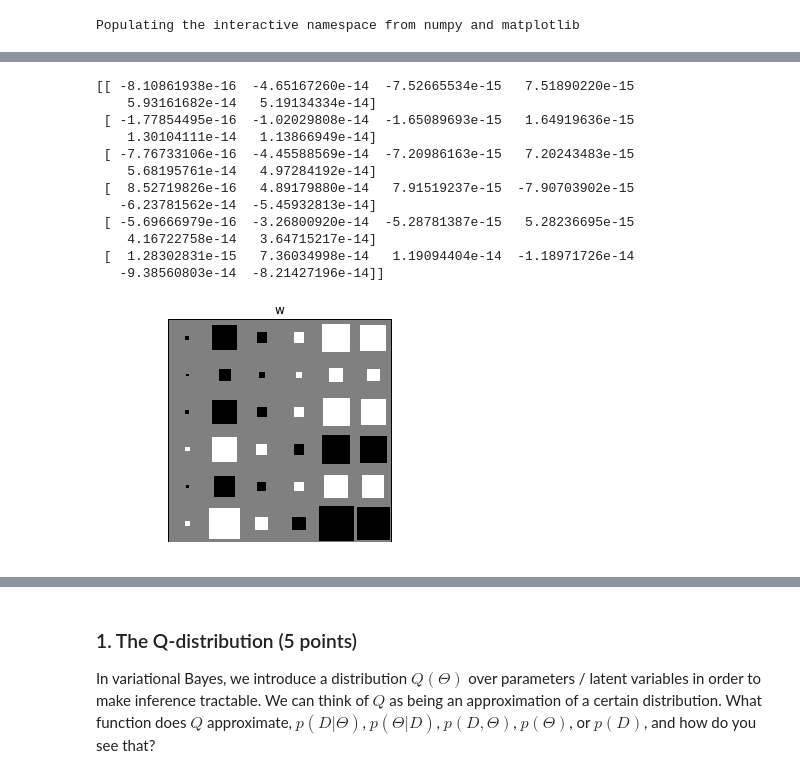
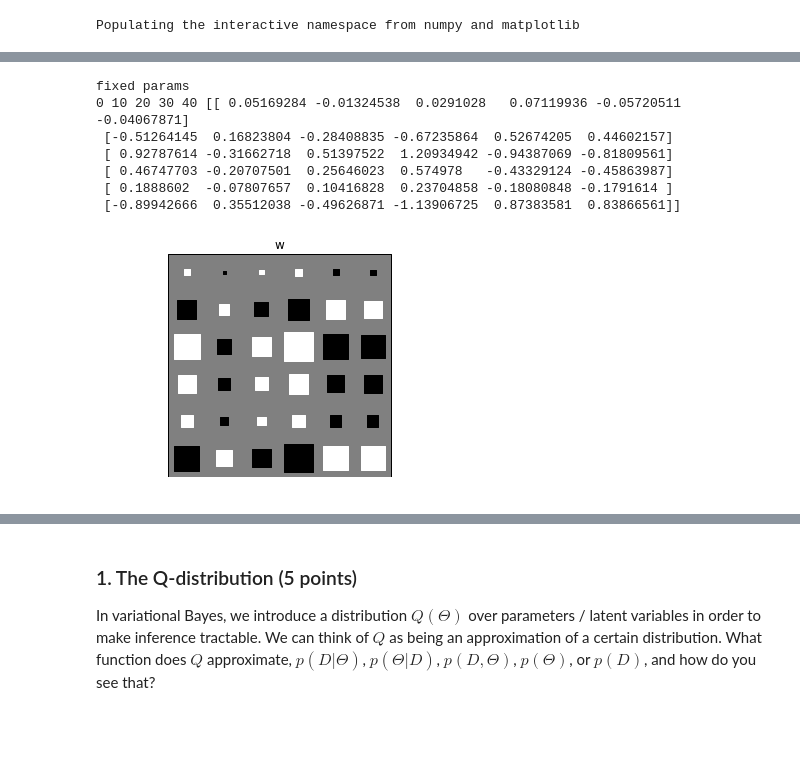
Before and after one commit to stablum/mlpm, a Jupyter notebook: 3/lab03draft-dumsum.ipynb, the cells around one changed output, grey strips where cells are left out. Saved outputs shown, nothing was run; the diff lists cells and outputs as text; code cells hidden in the pictures; blank space fills up the shorter version.

```diff
--- a/3/lab03draft-dumsum.ipynb
+++ b/3/lab03draft-dumsum.ipynb
@@ -266,20 +242,0 @@ a alpha tilde = 3.01
-# %%
-print bay_pca.means_w
-
-hinton(bay_pca.means_w)
-plt.title('w')
-plt.show()
-# %% [output]
-[[ -8.10861938e-16  -4.65167260e-14  -7.52665534e-15   7.51890220e-15
-    5.93161682e-14   5.19134334e-14]
- [ -1.77854495e-16  -1.02029808e-14  -1.65089693e-15   1.64919636e-15
-    1.30104111e-14   1.13866949e-14]
- [ -7.76733106e-16  -4.45588569e-14  -7.20986163e-15   7.20243483e-15
-    5.68195761e-14   4.97284192e-14]
- [  8.52719826e-16   4.89179880e-14   7.91519237e-15  -7.90703902e-15
-   -6.23781562e-14  -5.45932813e-14]
- [ -5.69666979e-16  -3.26800920e-14  -5.28781387e-15   5.28236695e-15
-    4.16722758e-14   3.64715217e-14]
- [  1.28302831e-15   7.36034998e-14   1.19094404e-14  -1.18971726e-14
-   -9.38560803e-14  -8.21427196e-14]]
-[figure, removed]
@@ -327,3 +243,29 @@ mean_mu = exp_tau *  final_product
+# %%
+import matplotlib.pyplot as plt
+from mpl_toolkits.mplot3d import Axes3D
+
+def plot_data(X):
+    fig = plt.figure()
+    ax = fig.add_subplot(111, projection='3d')
+    ax.scatter(X[0,:], X[1,:], zs=X[2,:])
+
+bay_pca = BayesianPCA(dims,N, fixed=params)
+bay_pca.fit(data, 50)
+
+print bay_pca.means_w
+
+hinton(bay_pca.means_w)
+plt.title('w')
+plt.show()
+# %% [output]
+fixed params
+0 10 20 30 40 [[ 0.05169284 -0.01324538  0.0291028   0.07119936 -0.05720511 -0.04067871]
+ [-0.51264145  0.16823804 -0.28408835 -0.67235864  0.52674205  0.44602157]
+ [ 0.92787614 -0.31662718  0.51397522  1.20934942 -0.94387069 -0.81809561]
+ [ 0.46747703 -0.20707501  0.25646023  0.574978   -0.43329124 -0.45863987]
+ [ 0.1888602  -0.07807657  0.10416828  0.23704858 -0.18080848 -0.1791614 ]
+ [-0.89942666  0.35512038 -0.49626871 -1.13906725  0.87383581  0.83866561]]
+[figure, added]
 # %%
 # Code from https://gist.github.com/dwf/292018
 
```
Also changed, not shown: parts of 9 cells of this notebook.
